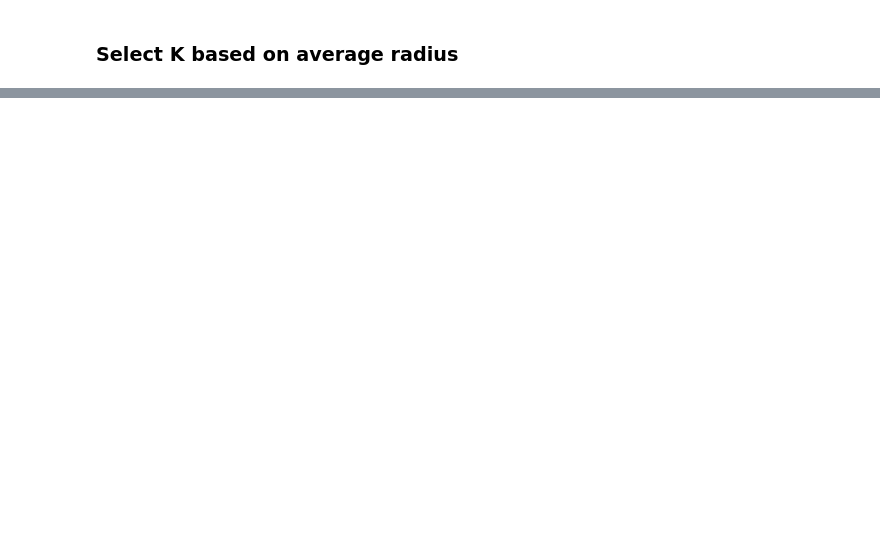
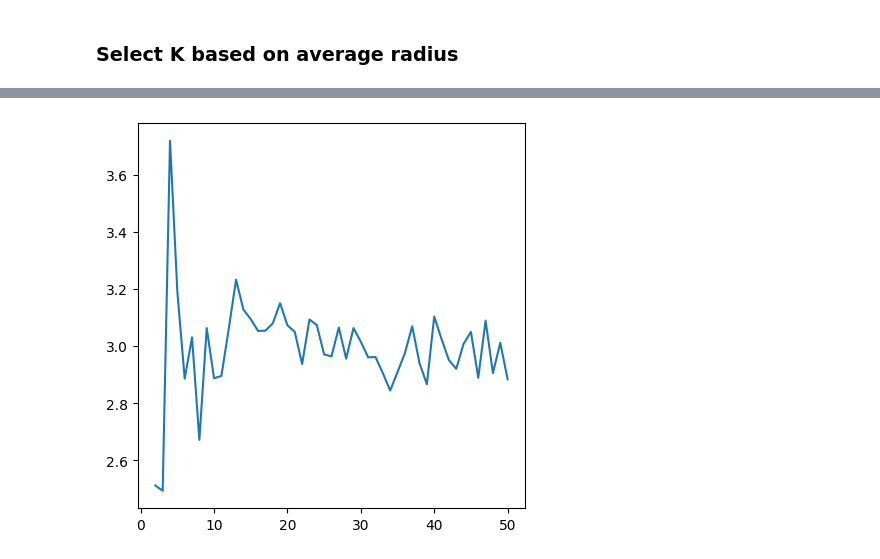
Before and after one commit to SebastianBitsch/wiki-suggest, a Jupyter notebook: text-processing/clustering.ipynb, the cells around one changed output, grey strips where cells are left out. Drawn from its saved outputs; the diff is of its cells as text; code cells hidden in the pictures; blank space fills up the shorter version.

```diff
--- a/text-processing/clustering.ipynb
+++ b/text-processing/clustering.ipynb
@@ -60,0 +104,6 @@ scatter(points, colors=labels)
+# %%
+plt.figure(figsize=(5,5))
+plt.plot(range(2, K + 1), davies_scores)
+plt.show()
+# %% [output]
+[figure, added]
```
Also changed, not shown: parts of 17 cells of this notebook, 5 other files.
